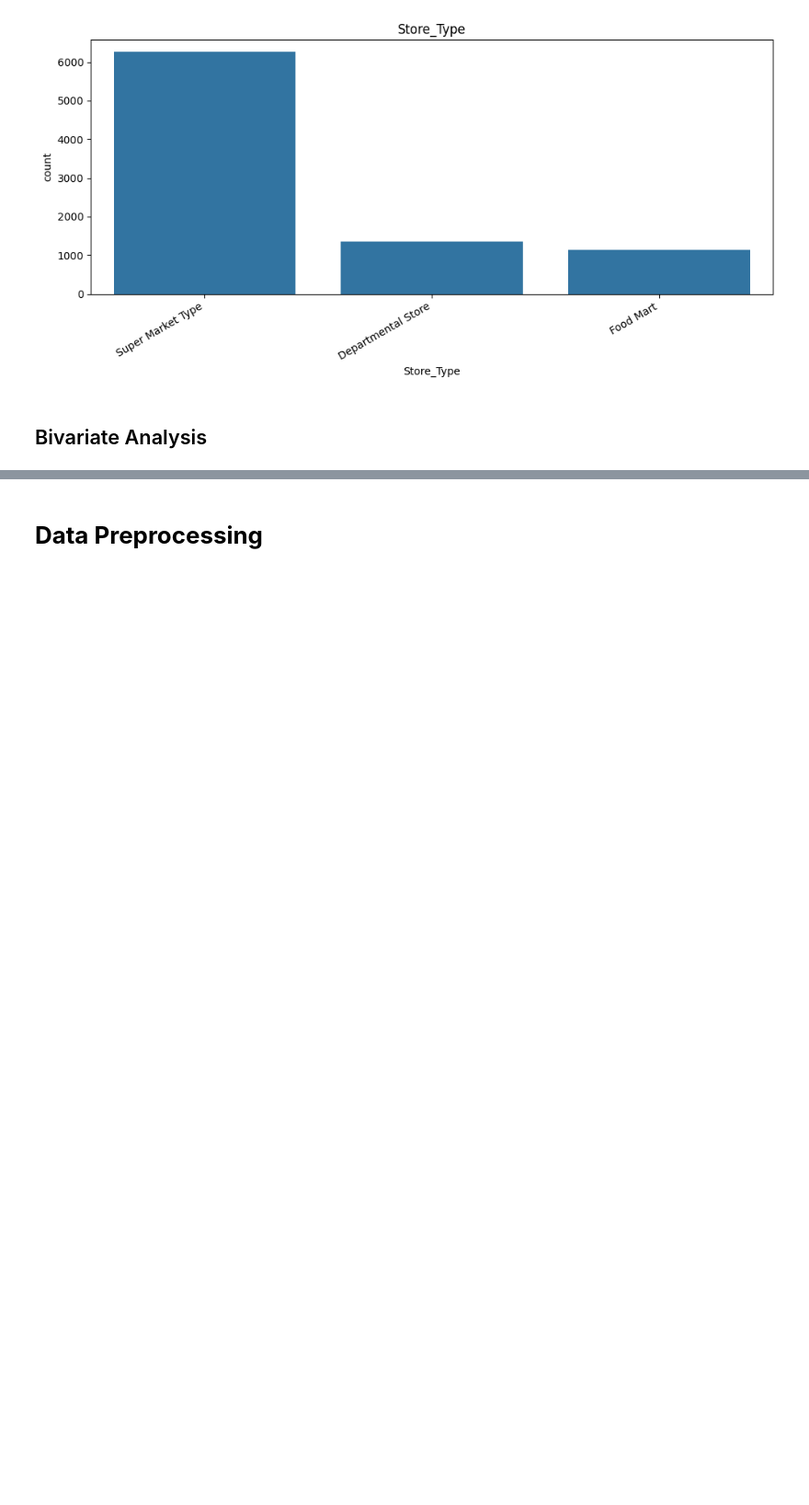
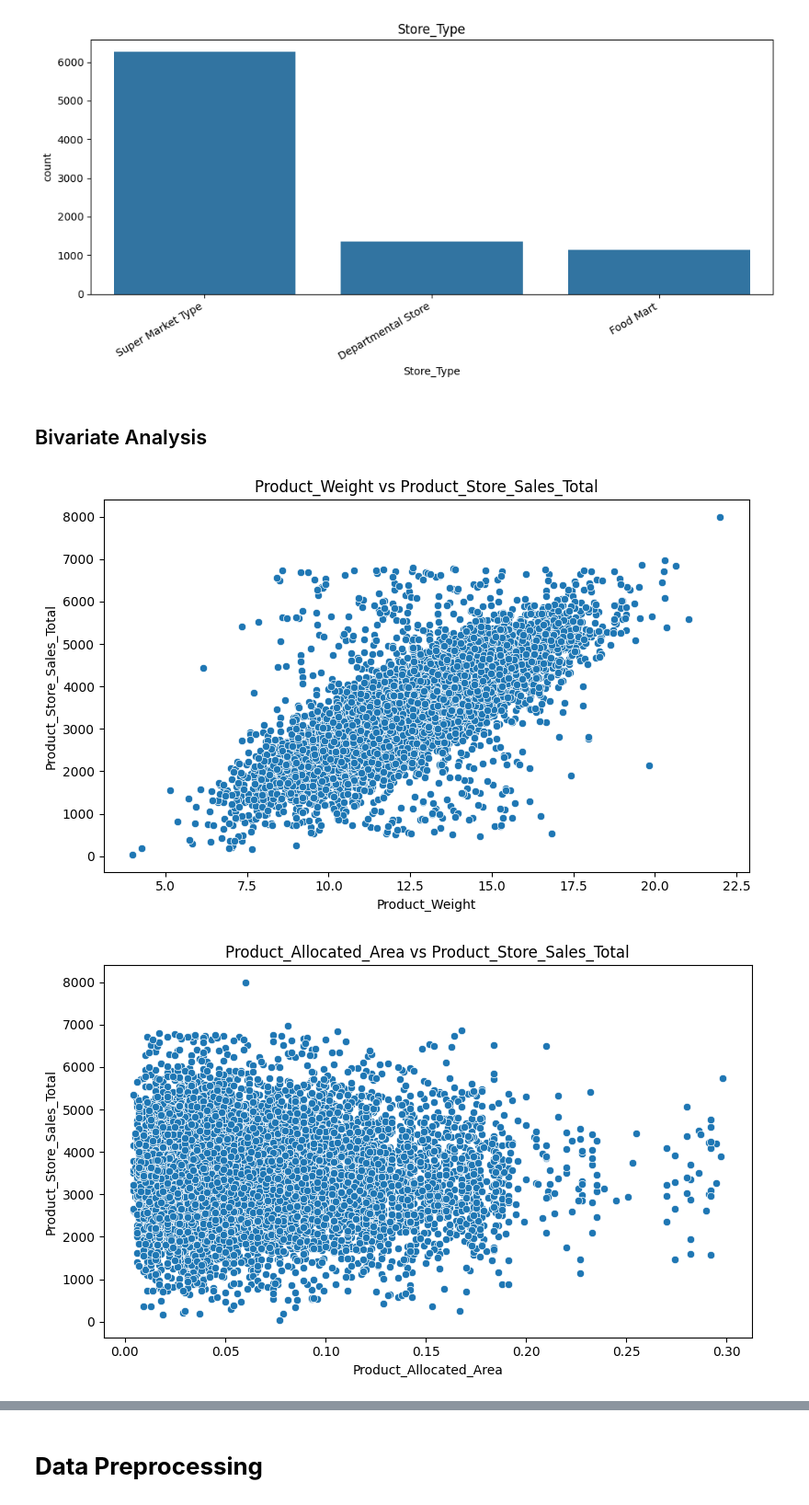
Before and after one commit to samdandy/ai-ml-course-proj-7, a Jupyter notebook: Full_Code_SuperKart_Model_Deployment_Notebook_[Updated].ipynb, the cells around one changed output, grey strips where cells are left out. Shown at 92% size. Saved outputs shown, nothing was run; the diff lists cells and outputs as text; code cells hidden in the pictures; blank space fills up the shorter version.

```diff
--- a/Full_Code_SuperKart_Model_Deployment_Notebook_[Updated].ipynb
+++ b/Full_Code_SuperKart_Model_Deployment_Notebook_[Updated].ipynb
@@ -268,3 +268,31 @@ for col in cat_cols:
 [figure]
 # %% [markdown]
 ## Bivariate Analysis
+# %%
+target = "Product_Store_Sales_Total"
+
+for col in num_cols:
+    plt.figure(figsize=(8, 5))
+    sns.scatterplot(data=superkart, x=col, y=target)
+    plt.title(f"{col} vs {target}")
+    plt.tight_layout()
+    plt.show()
+
+
+plt.figure(figsize=(8, 6))
+sns.heatmap(superkart[num_cols + [target]].corr(), annot=True, fmt=".2f", cmap="coolwarm")
+plt.tight_layout()
+plt.show()
+
+
+
+# There is a positive correlation between a products weight and the total sales total of that heavier product.
+
+# There is a positive correlation between a products max retail price and the total sales amount of the product. This makes sense, more expensive the product the more in total sales.
+
+# Product Weight and product mrp have the highest correlation to total sales of product.
+
+# Product MRP and Product weight also have somewhat of a correlation. Everything else not so much.
+# %% [output]
+[figure, added]
+[figure, added]
```
Also changed, not shown: parts of 2 cells of this notebook.
